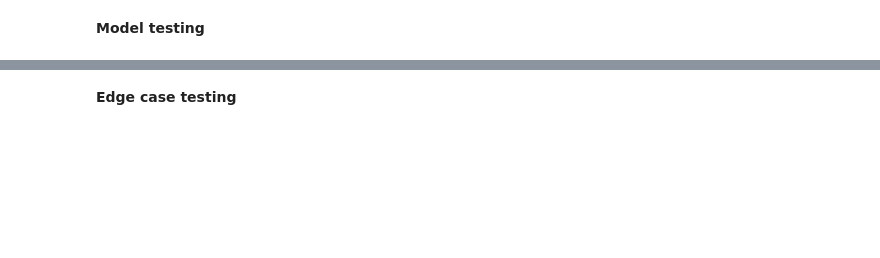
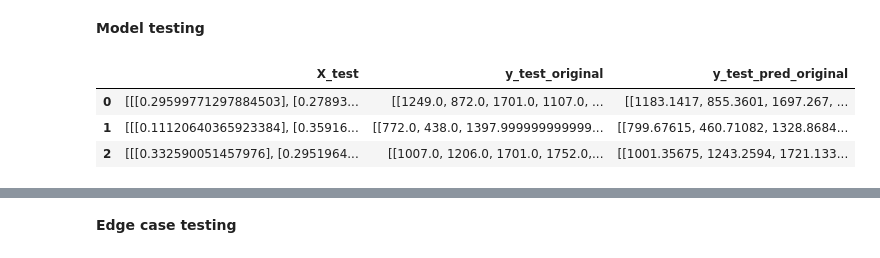
Before and after one commit to savinthie/Final_Year_Project_Final_project, a Jupyter notebook: Final_IDP_model.ipynb, the cells around one changed output, grey strips where cells are left out. Saved outputs shown, nothing was run; the diff lists cells and outputs as text; code cells hidden in the pictures; blank space fills up the shorter version.

Commit message:
Model testing is conducted by comparing the predicted and the actual values from the test data set.

```diff
--- a/Final_IDP_model.ipynb
+++ b/Final_IDP_model.ipynb
@@ -1120,2 +942,22 @@ model_combine.save_weights("test_model_expenses.weights.h5")
 # %% [markdown]
 **Model testing**
+# %%
+import pandas as pd
+import numpy as np
+import joblib
+from tqdm import tqdm
+# Load the scalers and test data
+scaler_X = joblib.load('scaler_X.pkl')
+scaler_y = joblib.load('scaler_y.pkl')
+TEST_DATA = joblib.load('test_data.pkl')  # Loading the actual test data
+if isinstance(TEST_DATA, list):
+    TEST_DATA = pd.DataFrame(TEST_DATA)
+
+
+test_data = TEST_DATA.head(3)
+test_data
+# %% [output]
+|  | X_test | y_test_original | y_test_pred_original |
+| 0 | [[[0.29599771297884503], [0.27893... | [[1249.0, 872.0, 1701.0, 1107.0, ... | [[1183.1417, 855.3601, 1697.267, ... |
+| 1 | [[[0.11120640365923384], [0.35916... | [[772.0, 438.0, 1397.999999999999... | [[799.67615, 460.71082, 1328.8684... |
+| 2 | [[[0.332590051457976], [0.2951964... | [[1007.0, 1206.0, 1701.0, 1752.0,... | [[1001.35675, 1243.2594, 1721.133... |
```
Also changed, not shown: parts of 9 cells of this notebook.
